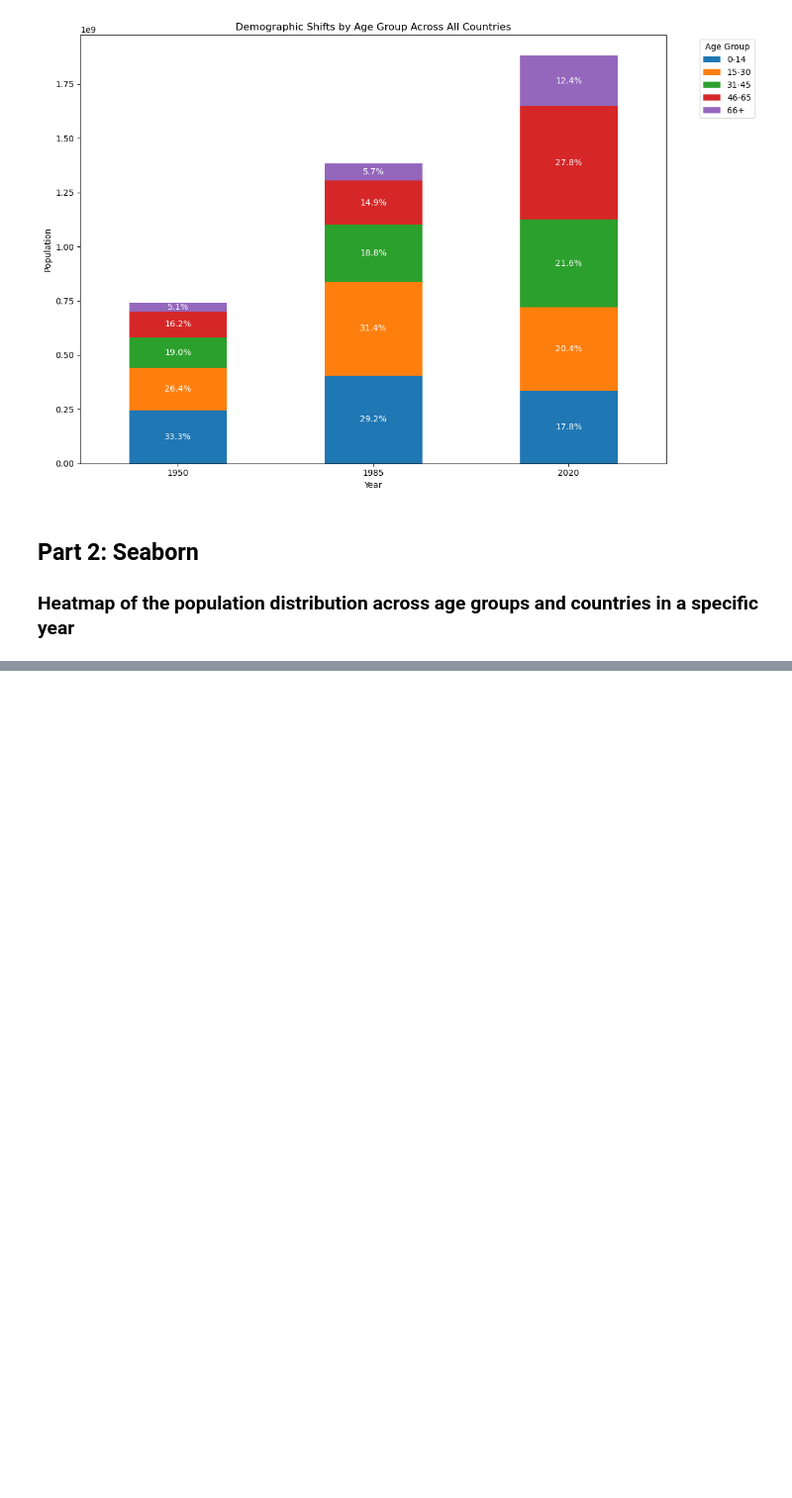
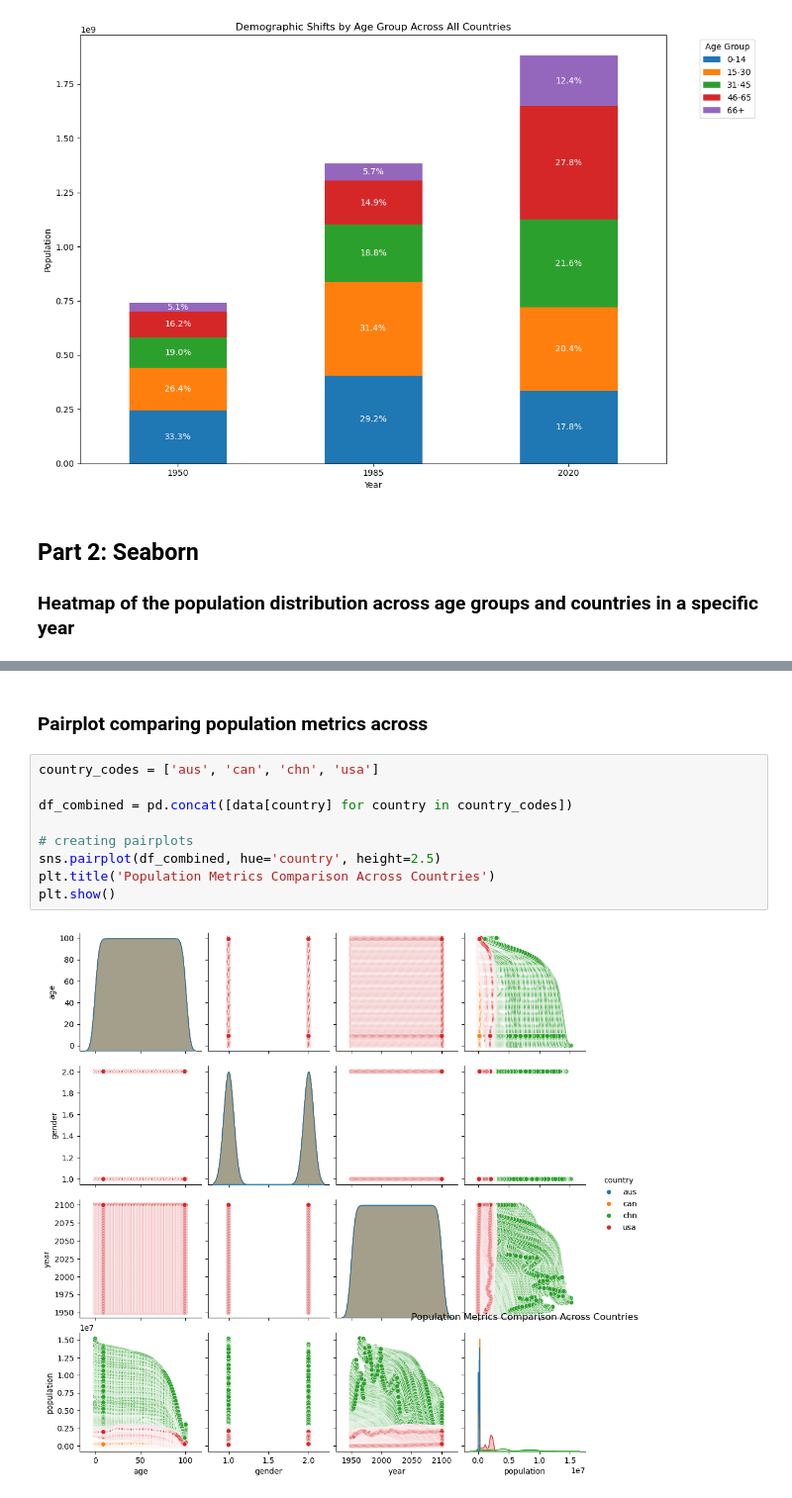
Before and after one commit to UCSF-DataSci/07-visualization-muhchellee, a Jupyter notebook: visualization.ipynb, the cells around one changed output, grey strips where cells are left out. Shown at 99% size. Drawn from its saved outputs; the diff is of its cells as text; blank space fills up the shorter version.

```diff
--- a/visualization.ipynb
+++ b/visualization.ipynb
@@ -148,0 +160,13 @@ heatmap_data
+# %% [markdown]
+### Pairplot comparing population metrics across
+# %%
+country_codes = ['aus', 'can', 'chn', 'usa']
+
+df_combined = pd.concat([data[country] for country in country_codes])
+
+# creating pairplots
+sns.pairplot(df_combined, hue='country', height=2.5)
+plt.title('Population Metrics Comparison Across Countries')
+plt.show()
+# %% [output]
+[figure, added]
```
Also changed, not shown: parts of 5 cells of this notebook.
